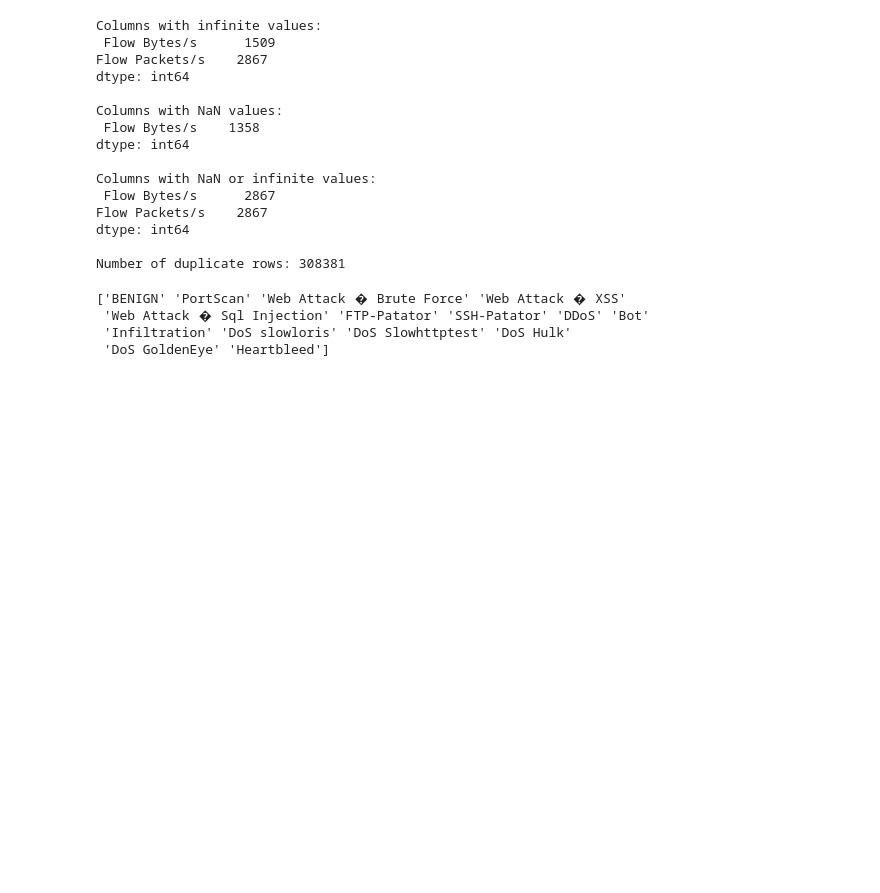
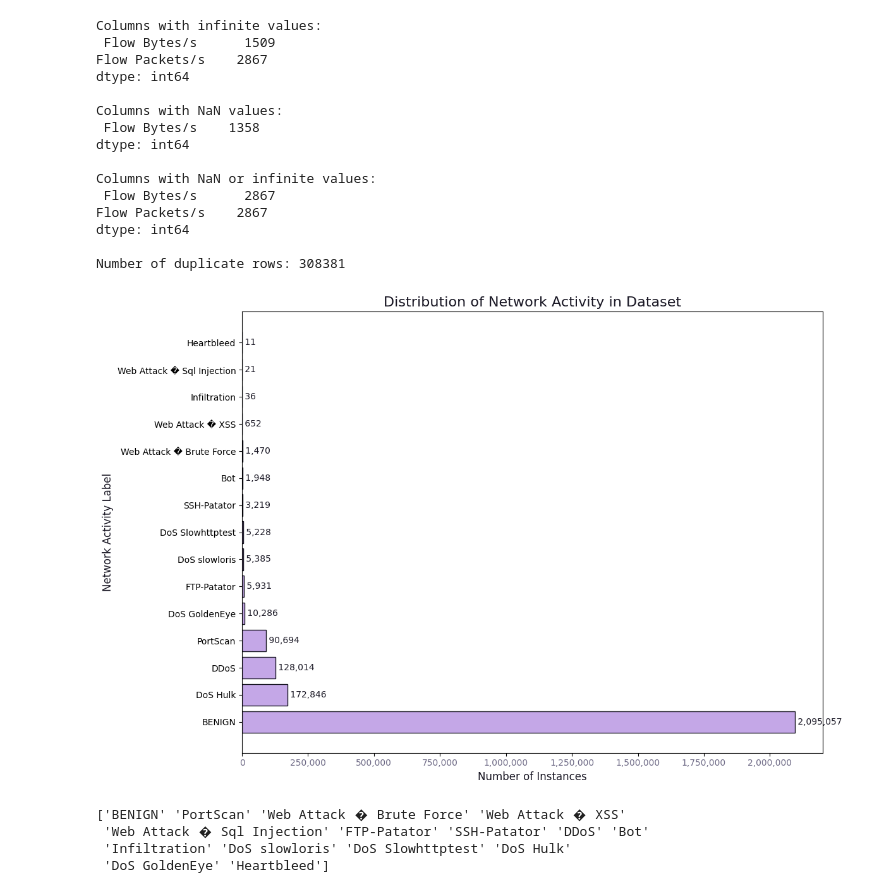
Before and after one commit to j4n-r/IDS_ml, a Jupyter notebook: ml-project-v4.ipynb, the cells around one changed output. Saved outputs shown, nothing was run; the diff lists cells and outputs as text; code cells hidden in the pictures; blank space fills up the shorter version.

```diff
--- a/ml-project-v4.ipynb
+++ b/ml-project-v4.ipynb
@@ -180,6 +181,55 @@ df.drop_duplicates(inplace=True)
 # %%
 X = df.drop(columns=['Label'])
 y = df['Label']
+# %%
+# Analyze label distribution in the DataFrame
+df_label_distribution = df['Label'].value_counts()
+
+# Prepare data for plotting
+x_coords = df_label_distribution.index
+y_coords = df_label_distribution.values
+
+# Create the plot
+fig, ax = plt.subplots(figsize=(12, 8))
+
+# Plot the distribution
+ax.barh(
+    x_coords,
+    y_coords,
+    color=rp["iris"],      # Use Rose Pine iris color
+    edgecolor=rp["base"]   # Use Rose Pine base color for edges
+)
+
+# Add text at the end of each bar
+for i, value in enumerate(y_coords):
+    ax.text(
+        value,
+        i,
+        f" {value:,}",
+        va="center",
+        fontsize=10,
+        color=rp["base"]
+    )
+
+# Add chart details
+ax.set_title(
+    "Distribution of Network Activity in Dataset",
+    fontsize=16,
+    color=rp["base"]
+)
+ax.set_xlabel("Number of Instances", fontsize=12, color=rp["base"])
+ax.set_ylabel("Network Activity Label", fontsize=12, color=rp["base"])
+
+# Adjust x-tick limits and format labels
+max_y = max(y_coords)
+ax.set_xticks(range(0, max_y + 50_000, 250_000))
+ax.set_xticklabels([f"{x:,}" for x in range(0, max_y + 50_000, 250_000)], fontsize=10, color=rp["muted"])
+
+# Layout and display
+plt.tight_layout()
+plt.show()
+# %% [output]
+[figure, added]
 # %%
 print(y.unique())
 # %% [output]
```
Also changed, not shown: parts of 25 cells of this notebook.
